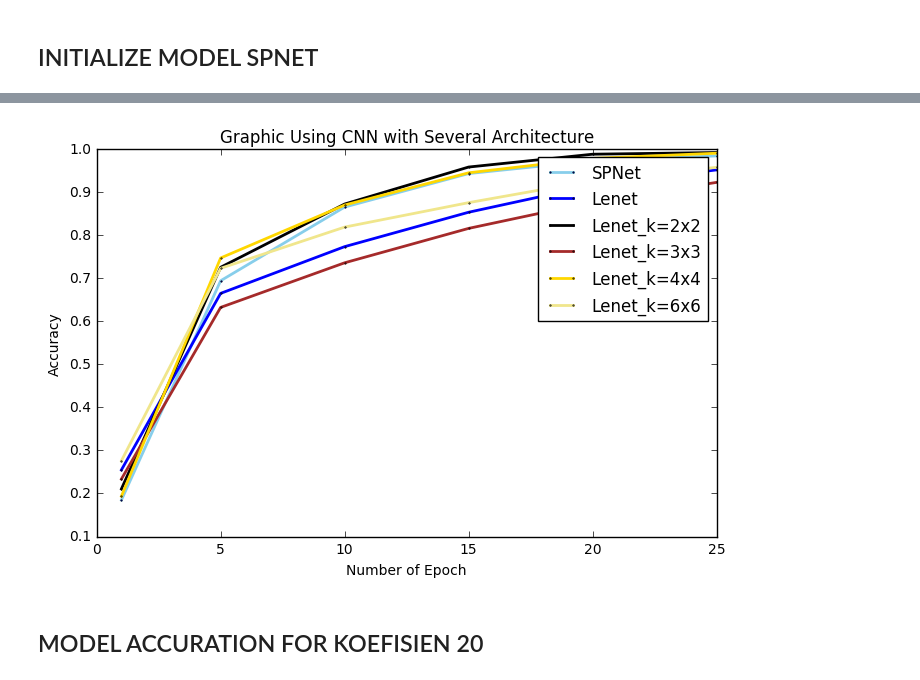
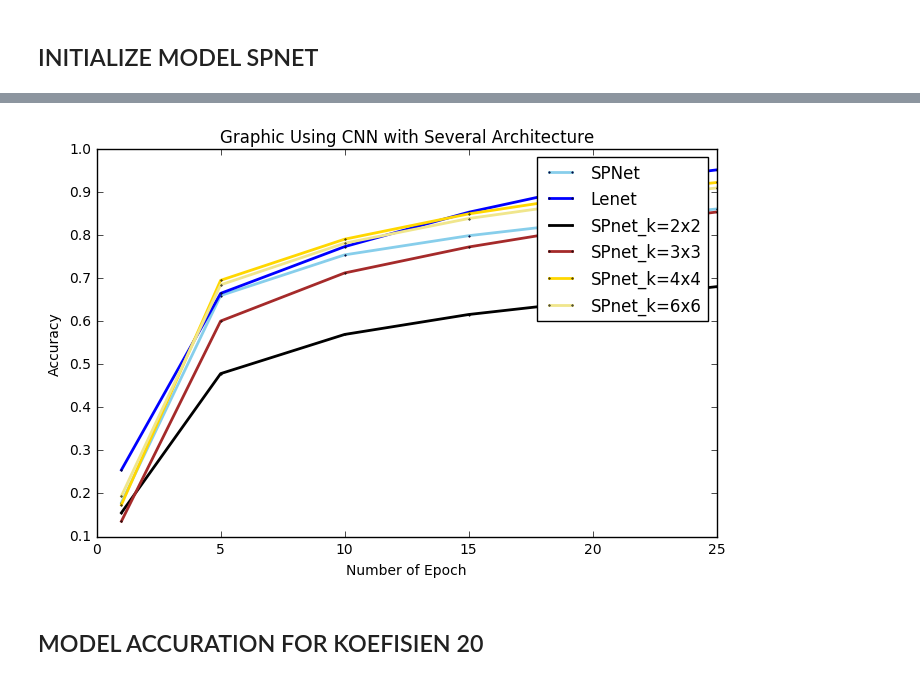
Before and after one commit to iss14036/Single-Word-Recognition-with-CNN, a Jupyter notebook: CNN.ipynb, the cells around one changed output, grey strips where cells are left out. Cells and saved outputs as stored; diff of their text form; code cells hidden in the pictures.

```diff
--- a/CNN.ipynb
+++ b/CNN.ipynb
@@ -448,30 +671,30 @@ spnet[1] = 0.1847; spnet[5] = 0.6940; spnet[10] = 0.8651; spnet[15] = 0.9429; sp
 # %%
 lenet[1] = 0.2547; lenet[5] = 0.6647; lenet[10] = 0.7732; lenet[15] = 0.8531; lenet[20] = 0.9156; lenet[25] = 0.9515;
 # %%
-lenet_k2[1] = 0.2106; lenet_k2[5] = 0.7253; lenet_k2[10] = 0.8722; lenet_k2[15] = 0.9581; lenet_k2[20] = 0.9879; lenet_k2[25] = 0.9918;
+spnet_k2[1] = 0.1551; spnet_k2[5] = 0.4783; spnet_k2[10] = 0.5693; spnet_k2[15] = 0.6156; spnet_k2[20] = 0.6479; spnet_k2[25] = 0.6803;
 # %%
-lenet_k3[1] = 0.2335; lenet_k3[5] = 0.6321; lenet_k3[10] = 0.7357; lenet_k3[15] = 0.8156; lenet_k3[20] = 0.8769; lenet_k3[25] = 0.9225;
+spnet_k3[1] = 0.1354; spnet_k3[5] = 0.6004; spnet_k3[10] = 0.7121; spnet_k3[15] = 0.7724; spnet_k3[20] = 0.8192; spnet_k3[25] = 0.8536;
 # %%
-lenet_k4[1] = 0.1937; lenet_k4[5] = 0.7469; lenet_k4[10] = 0.8698; lenet_k4[15] = 0.9447; lenet_k4[20] = 0.9782; lenet_k4[25] = 0.9902;
+spnet_k4[1] = 0.1738; spnet_k4[5] = 0.6950; spnet_k4[10] = 0.7905; spnet_k4[15] = 0.8493; spnet_k4[20] = 0.8928; spnet_k4[25] = 0.9222;
 # %%
-lenet_k6[1] = 0.2760; lenet_k6[5] = 0.7229; lenet_k6[10] = 0.8186; lenet_k6[15] = 0.8754; lenet_k6[20] = 0.9265; lenet_k6[25] = 0.9574;
+spnet_k6[1] = 0.1942; spnet_k6[5] = 0.6845; spnet_k6[10] = 0.7812; spnet_k6[15] = 0.8385; spnet_k6[20] = 0.8787; spnet_k6[25] = 0.9095;
 # %%
 # Data
-df=pd.DataFrame({'x': spnet.keys(), 'SPNet': spnet.values(), 'Lenet': lenet.values(), 'Lenet_k=2x2':lenet_k2.values(), 'Lenet_k=3x3':lenet_k3.values(), 'Lenet_k=4x4':lenet_k4.values(), 'Lenet_k=6x6':lenet_k6.values()})
+df=pd.DataFrame({'x': spnet.keys(), 'SPNet': spnet.values(), 'Lenet': lenet.values(), 'SPnet_k=2x2':spnet_k2.values(), 'SPnet_k=3x3':spnet_k3.values(), 'SPnet_k=4x4':spnet_k4.values(), 'SPnet_k=6x6':spnet_k6.values()})
 
 # multiple line plot
 plt.figure(figsize=(8,5))
 plt.plot( 'x', 'SPNet', data=df, marker='o', markerfacecolor='blue', markersize=1, color='skyblue', linewidth=2)
 plt.plot( 'x', 'Lenet', data=df, marker='o', markerfacecolor='blue', markersize=1, color='blue', linewidth=2)
-plt.plot( 'x', 'Lenet_k=2x2', data=df, marker='o', markerfacecolor='black', markersize=1, color='black', linewidth=2)
-plt.plot( 'x', 'Lenet_k=3x3', data=df, marker='o', markerfacecolor='brown', markersize=1, color='brown', linewidth=2)
-plt.plot( 'x', 'Lenet_k=4x4', data=df, marker='o', markerfacecolor='gold', markersize=1, color='gold', linewidth=2)
-plt.plot( 'x', 'Lenet_k=6x6', data=df, marker='o', markerfacecolor='khaki', markersize=1, color='khaki', linewidth=2)
+plt.plot( 'x', 'SPnet_k=2x2', data=df, marker='o', markerfacecolor='black', markersize=1, color='black', linewidth=2)
+plt.plot( 'x', 'SPnet_k=3x3', data=df, marker='o', markerfacecolor='brown', markersize=1, color='brown', linewidth=2)
+plt.plot( 'x', 'SPnet_k=4x4', data=df, marker='o', markerfacecolor='gold', markersize=1, color='gold', linewidth=2)
+plt.plot( 'x', 'SPnet_k=6x6', data=df, marker='o', markerfacecolor='khaki', markersize=1, color='khaki', linewidth=2)
 plt.title('Graphic Using CNN with Several Architecture')
 plt.xlabel('Number of Epoch')
 plt.ylabel('Accuracy')
 plt.legend()
 plt.show()
 # %% [output]
-[figure, old version]
+[figure, new version]
 # %%
```
Also changed, not shown: parts of 67 cells of this notebook.
